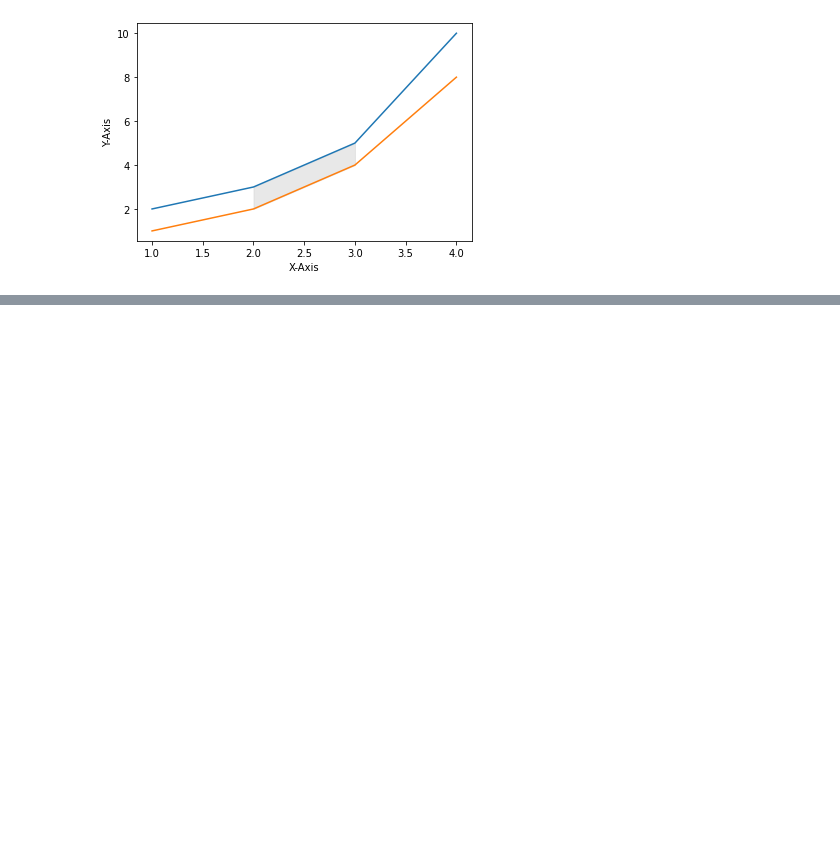
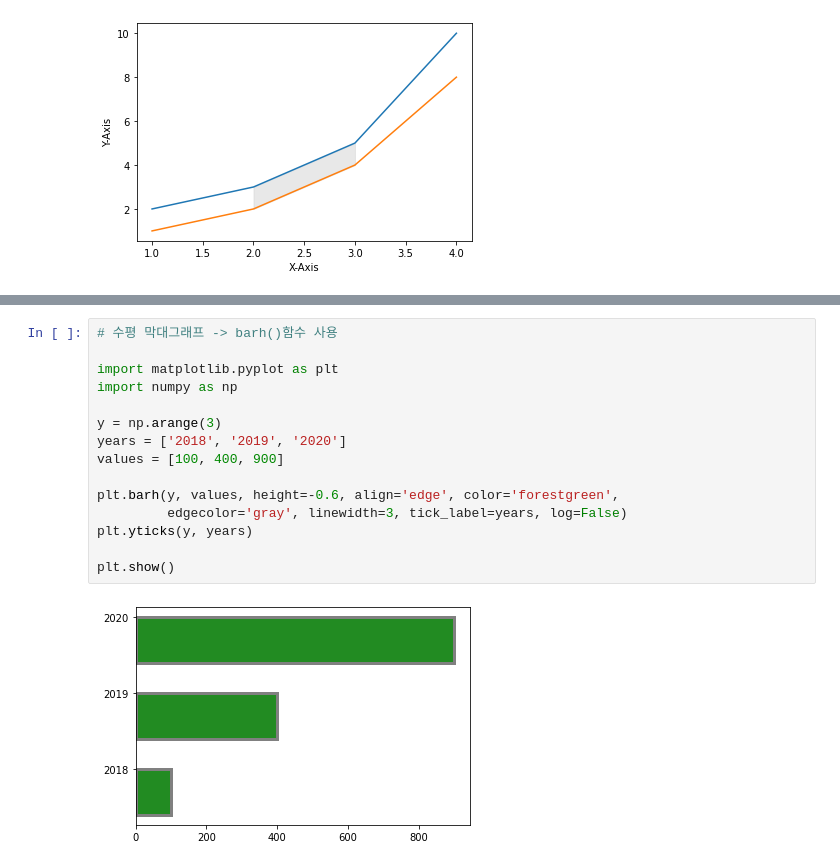
Before and after one commit to goodDev-junhyuk/JupyterNotebook, a Jupyter notebook: Matploblib.ipynb, the cells around one changed output, grey strips where cells are left out. Drawn from its saved outputs; the diff is of its cells as text; blank space fills up the shorter version.

```diff
--- a/Matploblib.ipynb
+++ b/Matploblib.ipynb
@@ -301,0 +304,17 @@ plt.show()
+# %%
+# 수평 막대그래프 -> barh()함수 사용
+
+import matplotlib.pyplot as plt
+import numpy as np
+
+y = np.arange(3)
+years = ['2018', '2019', '2020']
+values = [100, 400, 900]
+
+plt.barh(y, values, height=-0.6, align='edge', color='forestgreen',
+         edgecolor='gray', linewidth=3, tick_label=years, log=False)
+plt.yticks(y, years)
+
+plt.show()
+# %% [output]
+[figure, added]
```
Also changed, not shown: parts of 1 cell of this notebook.
